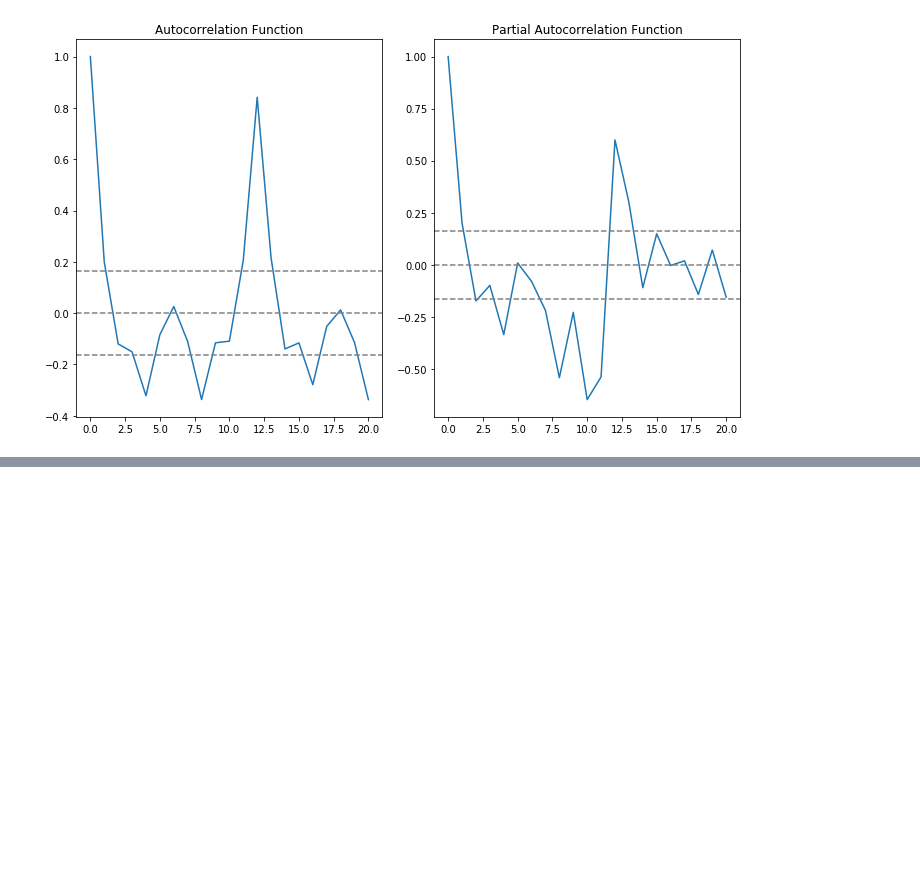
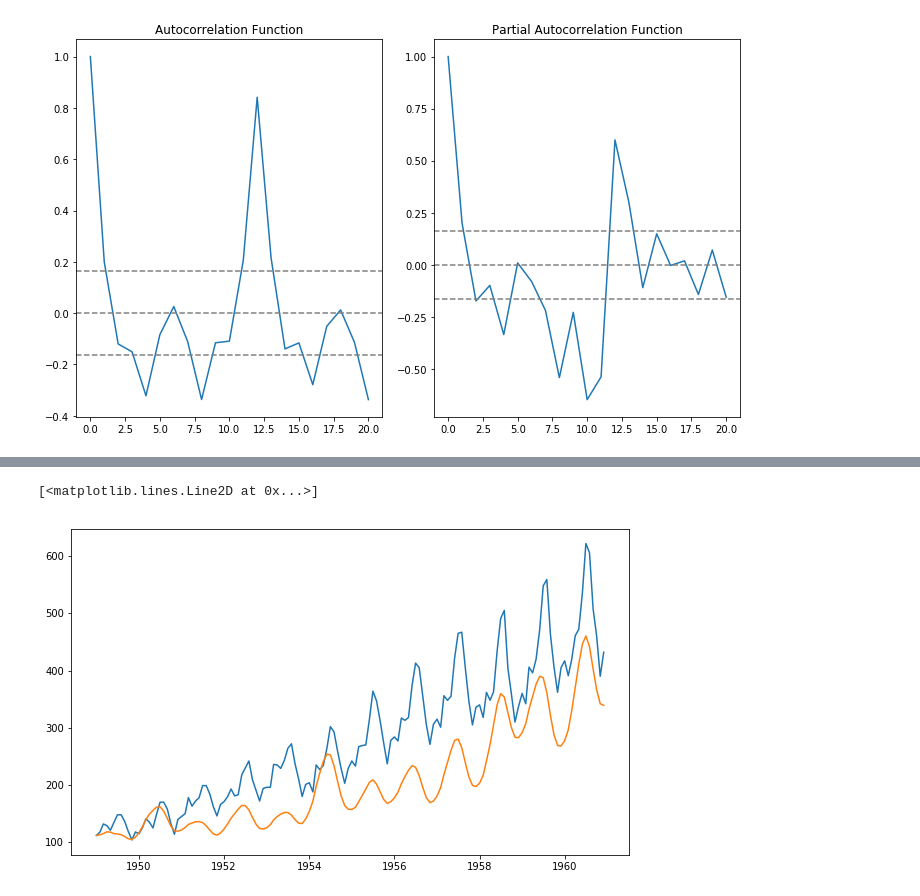
Before and after one commit to VPS-TRG/Time-series-forecasting-on-Air-Passengers, a Jupyter notebook: Time series forecasting.ipynb, the cells around one changed output, grey strips where cells are left out. Saved outputs shown, nothing was run; the diff lists cells and outputs as text; code cells hidden in the pictures; blank space fills up the shorter version.

```diff
--- a/Time series forecasting.ipynb
+++ b/Time series forecasting.ipynb
@@ -299,0 +337,4 @@ plt.tight_layout()
+# %%
+#Prediction & Reverse transformations
+predictions_ARIMA_diff = pd.Series(results_ARIMA.fittedvalues, copy=True)
+print(predictions_ARIMA_diff.head())
@@ -299,0 +349,4 @@ plt.tight_layout()
+# %%
+#Convert to cumulative sum
+predictions_ARIMA_diff_cumsum = predictions_ARIMA_diff.cumsum()
+print(predictions_ARIMA_diff_cumsum)
@@ -299,0 +371,4 @@ plt.tight_layout()
+# %%
+predictions_ARIMA_log = pd.Series(indexedDataset_logscale['#Passengers'].iloc[0], index=indexedDataset_logscale.index)
+predictions_ARIMA_log = predictions_ARIMA_log.add(predictions_ARIMA_diff_cumsum, fill_value=0)
+predictions_ARIMA_log.head()
@@ -299,0 +383,8 @@ plt.tight_layout()
+# %%
+# Inverse of log is exp.
+predictions_ARIMA = np.exp(predictions_ARIMA_log)
+plt.plot(indexedDataset)
+plt.plot(predictions_ARIMA)
+# %% [output]
+[<matplotlib.lines.Line2D at 0x...>]
+[figure, added]
```
Also changed, not shown: parts of 9 cells of this notebook.
